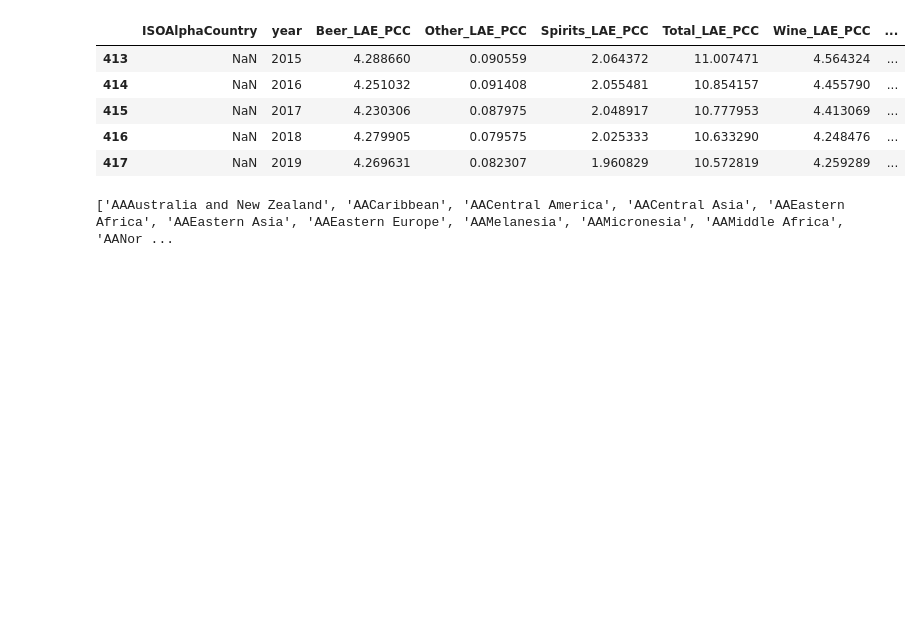
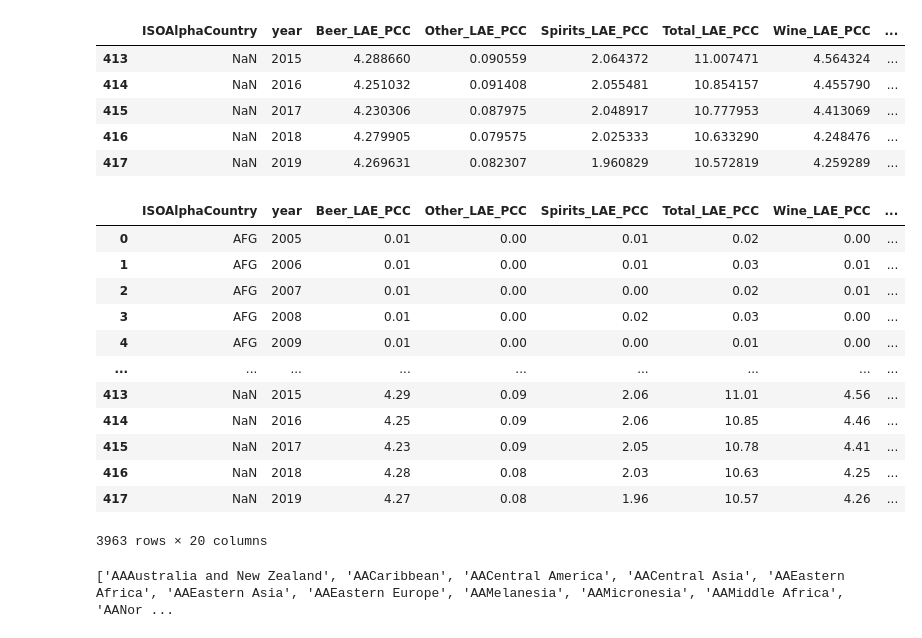
Before and after one commit to yfMayes/globalAlcAnalysis, a Jupyter notebook: Global Alcohol S Curve Analysis.ipynb, the cells around one changed output. Saved outputs shown, nothing was run; the diff lists cells and outputs as text; code cells hidden in the pictures; blank space fills up the shorter version.

```diff
--- a/Global Alcohol S Curve Analysis.ipynb
+++ b/Global Alcohol S Curve Analysis.ipynb
@@ -344,6 +343,28 @@ joined.tail()
 | 415 | NaN | 2017 | 4.230306 | 0.087975 | 2.048917 | 10.777953 | 4.413069 | ... |
 | 416 | NaN | 2018 | 4.279905 | 0.079575 | 2.025333 | 10.633290 | 4.248476 | ... |
 | 417 | NaN | 2019 | 4.269631 | 0.082307 | 1.960829 | 10.572819 | 4.259289 | ... |
+# %%
+joined.round({'Beer_LAE_PCC': 2,
+              'Spirits_LAE_PCC': 2,
+              'Wine_LAE_PCC': 2,
+              'Total_LAE_PCC': 2,
+              'Formal_LAE_PCC': 2,
+              'Other_LAE_PCC': 2,
+              'HCE_PCC': 0})
+# %% [output]
+|  | ISOAlphaCountry | year | Beer_LAE_PCC | Other_LAE_PCC | Spirits_LAE_PCC | Total_LAE_PCC | Wine_LAE_PCC | ... |
+| 0 | AFG | 2005 | 0.01 | 0.00 | 0.01 | 0.02 | 0.00 | ... |
+| 1 | AFG | 2006 | 0.01 | 0.00 | 0.01 | 0.03 | 0.01 | ... |
+| 2 | AFG | 2007 | 0.01 | 0.00 | 0.00 | 0.02 | 0.01 | ... |
+| 3 | AFG | 2008 | 0.01 | 0.00 | 0.02 | 0.03 | 0.00 | ... |
+| 4 | AFG | 2009 | 0.01 | 0.00 | 0.00 | 0.01 | 0.00 | ... |
+| ... | ... | ... | ... | ... | ... | ... | ... | ... |
+| 413 | NaN | 2015 | 4.29 | 0.09 | 2.06 | 11.01 | 4.56 | ... |
+| 414 | NaN | 2016 | 4.25 | 0.09 | 2.06 | 10.85 | 4.46 | ... |
+| 415 | NaN | 2017 | 4.23 | 0.09 | 2.05 | 10.78 | 4.41 | ... |
+| 416 | NaN | 2018 | 4.28 | 0.08 | 2.03 | 10.63 | 4.25 | ... |
+| 417 | NaN | 2019 | 4.27 | 0.08 | 1.96 | 10.57 | 4.26 | ... |
+3963 rows × 20 columns
 # %%
 #get list of countries for the checkbox
 my_countries = list(joined['CountryName'].unique())
```
Also changed, not shown: parts of 1 cell of this notebook.
